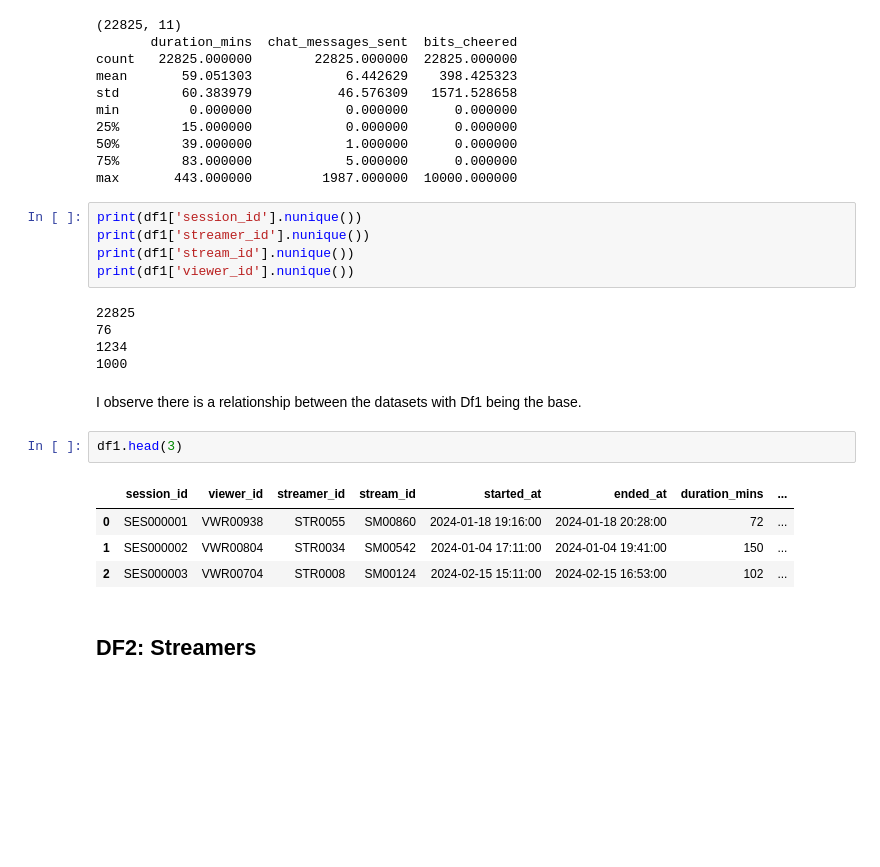
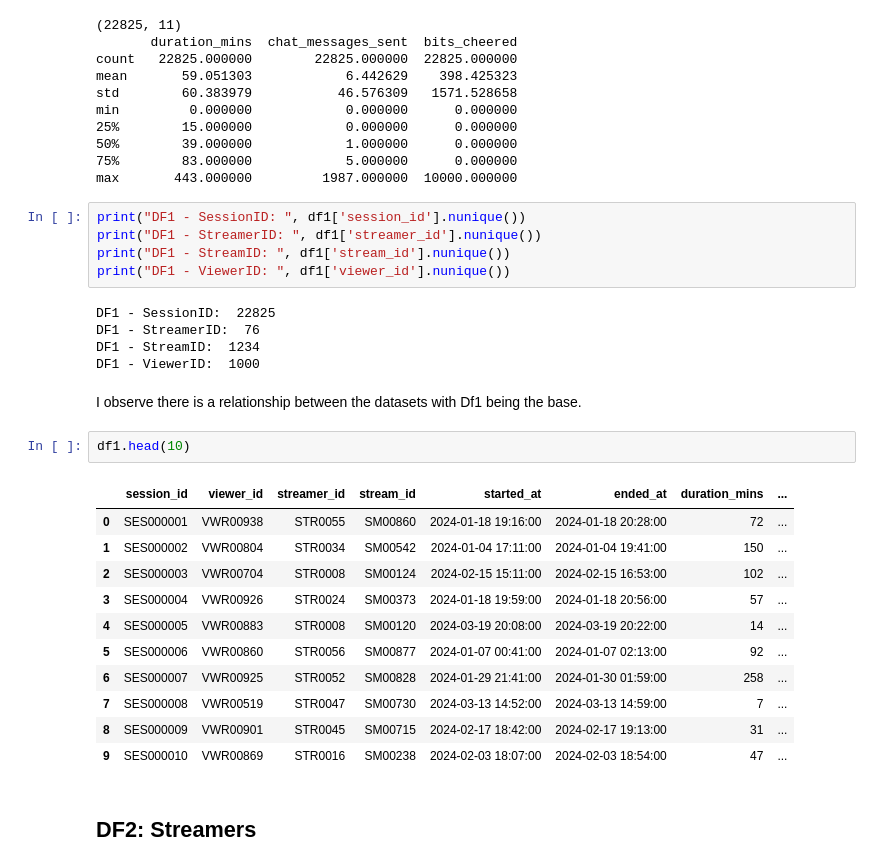
Before and after one commit to timothytzkung/Kung_Tim_Lab_Task, a Jupyter notebook: Assignment_01/IAT461-Assignment01-Scaffold.ipynb, the cells around one changed output. Saved outputs shown, nothing was run; the diff lists cells and outputs as text; blank space fills up the shorter version.

```diff
--- a/Assignment_01/IAT461-Assignment01-Scaffold.ipynb
+++ b/Assignment_01/IAT461-Assignment01-Scaffold.ipynb
@@ -55,24 +53,31 @@ min         0.000000            0.000000      0.000000
 75%        83.000000            5.000000      0.000000
 max       443.000000         1987.000000  10000.000000
 # %%
-print(df1['session_id'].nunique())
-print(df1['streamer_id'].nunique())
-print(df1['stream_id'].nunique())
-print(df1['viewer_id'].nunique())
+print("DF1 - SessionID: ", df1['session_id'].nunique())
+print("DF1 - StreamerID: ", df1['streamer_id'].nunique())
+print("DF1 - StreamID: ", df1['stream_id'].nunique())
+print("DF1 - ViewerID: ", df1['viewer_id'].nunique())
 # %% [output]
-22825
-76
-1234
-1000
+DF1 - SessionID:  22825
+DF1 - StreamerID:  76
+DF1 - StreamID:  1234
+DF1 - ViewerID:  1000
 # %% [markdown]
 I observe there is a relationship between the datasets with Df1 being the base.
 # %%
-df1.head(3)
+df1.head(10)
 # %% [output]
 |  | session_id | viewer_id | streamer_id | stream_id | started_at | ended_at | duration_mins | ... |
 | 0 | SES000001 | VWR00938 | STR0055 | SM00860 | 2024-01-18 19:16:00 | 2024-01-18 20:28:00 | 72 | ... |
 | 1 | SES000002 | VWR00804 | STR0034 | SM00542 | 2024-01-04 17:11:00 | 2024-01-04 19:41:00 | 150 | ... |
 | 2 | SES000003 | VWR00704 | STR0008 | SM00124 | 2024-02-15 15:11:00 | 2024-02-15 16:53:00 | 102 | ... |
+| 3 | SES000004 | VWR00926 | STR0024 | SM00373 | 2024-01-18 19:59:00 | 2024-01-18 20:56:00 | 57 | ... |
+| 4 | SES000005 | VWR00883 | STR0008 | SM00120 | 2024-03-19 20:08:00 | 2024-03-19 20:22:00 | 14 | ... |
+| 5 | SES000006 | VWR00860 | STR0056 | SM00877 | 2024-01-07 00:41:00 | 2024-01-07 02:13:00 | 92 | ... |
+| 6 | SES000007 | VWR00925 | STR0052 | SM00828 | 2024-01-29 21:41:00 | 2024-01-30 01:59:00 | 258 | ... |
+| 7 | SES000008 | VWR00519 | STR0047 | SM00730 | 2024-03-13 14:52:00 | 2024-03-13 14:59:00 | 7 | ... |
+| 8 | SES000009 | VWR00901 | STR0045 | SM00715 | 2024-02-17 18:42:00 | 2024-02-17 19:13:00 | 31 | ... |
+| 9 | SES000010 | VWR00869 | STR0016 | SM00238 | 2024-02-03 18:07:00 | 2024-02-03 18:54:00 | 47 | ... |
 # %% [markdown]
 ## DF2: Streamers
 # %%
```
Also changed, not shown: parts of 53 cells of this notebook, 4 other files.
